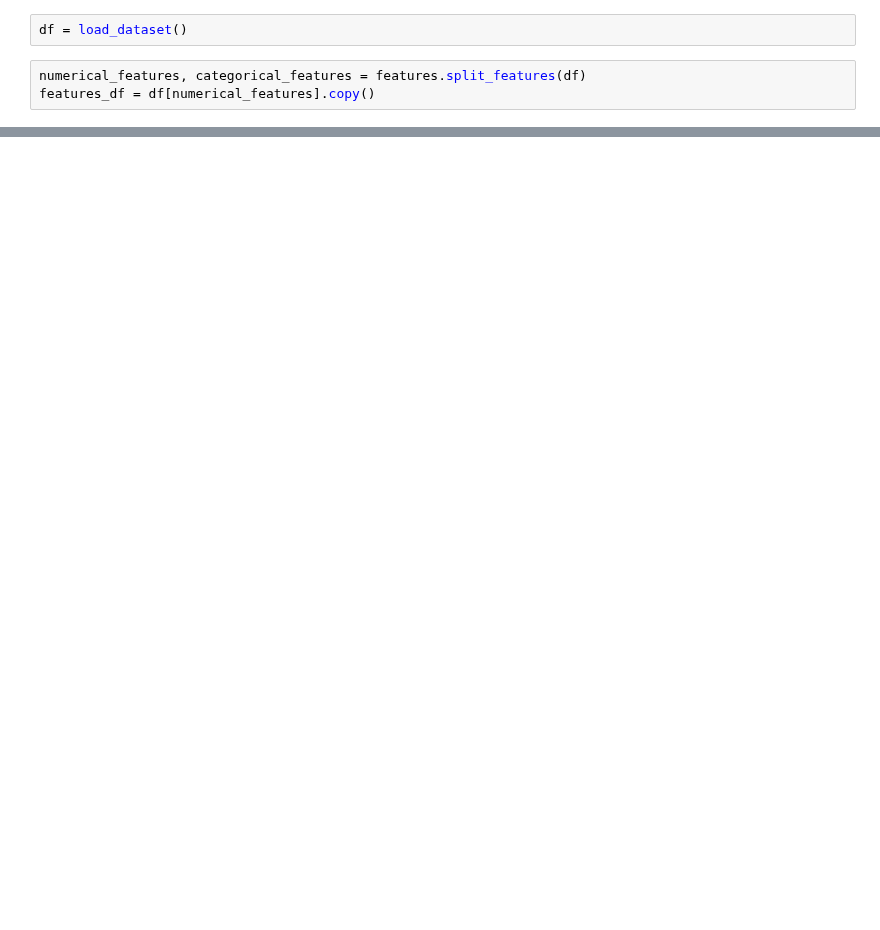
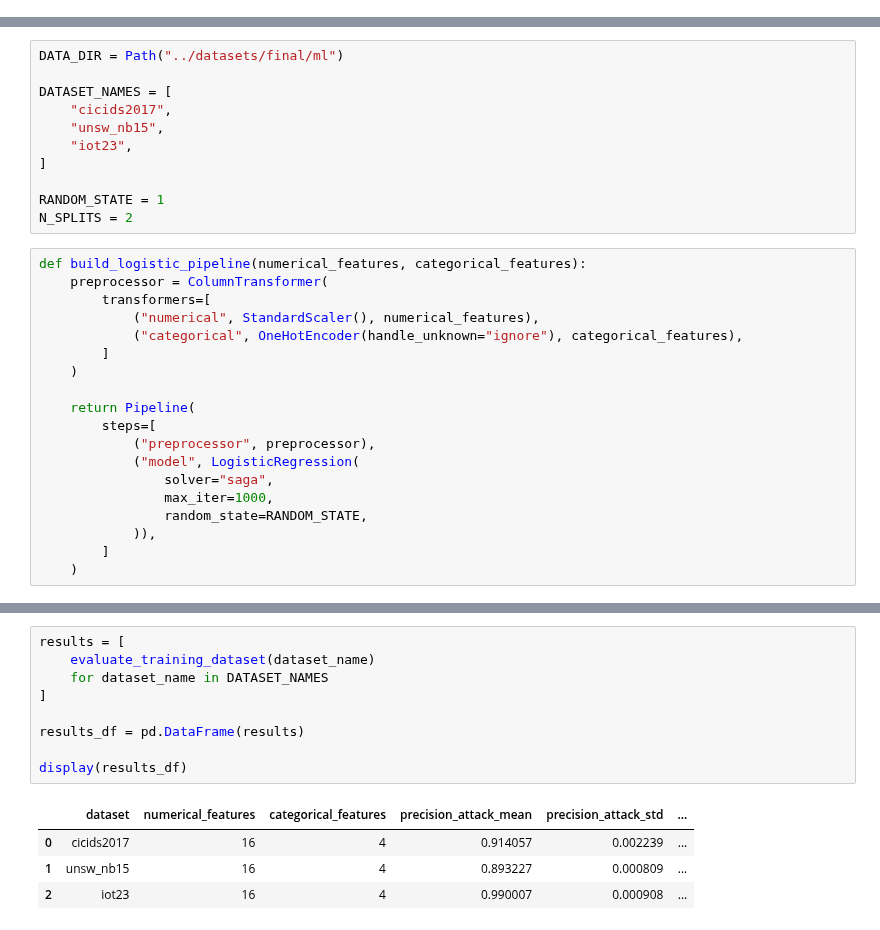
Before and after one commit to valdemir08/network-ids-ml-generalization, a Jupyter notebook: notebooks/06_tests.ipynb, the cells around one changed output, grey strips where cells are left out. Cells and saved outputs as stored; diff of their text form; blank space fills up the shorter version.

```diff
--- a/notebooks/06_tests.ipynb
+++ b/notebooks/06_tests.ipynb
@@ -6,5 +0,0 @@ setup_pandas()
-# %%
-df = load_dataset()
-# %%
-numerical_features, categorical_features = features.split_features(df)
-features_df = df[numerical_features].copy()
@@ -164,0 +14,30 @@ np.float64(0.3275376947080193)
+# %%
+DATA_DIR = Path("../datasets/final/ml")
+
+DATASET_NAMES = [
+    "cicids2017",
+    "unsw_nb15",
+    "iot23",
+]
+
+RANDOM_STATE = 1
+N_SPLITS = 2
+# %%
+def build_logistic_pipeline(numerical_features, categorical_features):
+    preprocessor = ColumnTransformer(
+        transformers=[
+            ("numerical", StandardScaler(), numerical_features),
+            ("categorical", OneHotEncoder(handle_unknown="ignore"), categorical_features),
+        ]
+    )
+
+    return Pipeline(
+        steps=[
+            ("preprocessor", preprocessor),
+            ("model", LogisticRegression(
+                solver="saga",
+                max_iter=1000,
+                random_state=RANDOM_STATE,
+            )),
+        ]
+    )
@@ -164,0 +103,14 @@ np.float64(0.3275376947080193)
+# %%
+results = [
+    evaluate_training_dataset(dataset_name)
+    for dataset_name in DATASET_NAMES
+]
+
+results_df = pd.DataFrame(results)
+
+display(results_df)
+# %% [output]
+|  | dataset | numerical_features | categorical_features | precision_attack_mean | precision_attack_std | ... |
+| 0 | cicids2017 | 16 | 4 | 0.914057 | 0.002239 | ... |
+| 1 | unsw_nb15 | 16 | 4 | 0.893227 | 0.000809 | ... |
+| 2 | iot23 | 16 | 4 | 0.990007 | 0.000908 | ... |
```
Also changed, not shown: parts of 10 cells of this notebook, 9 other files.
